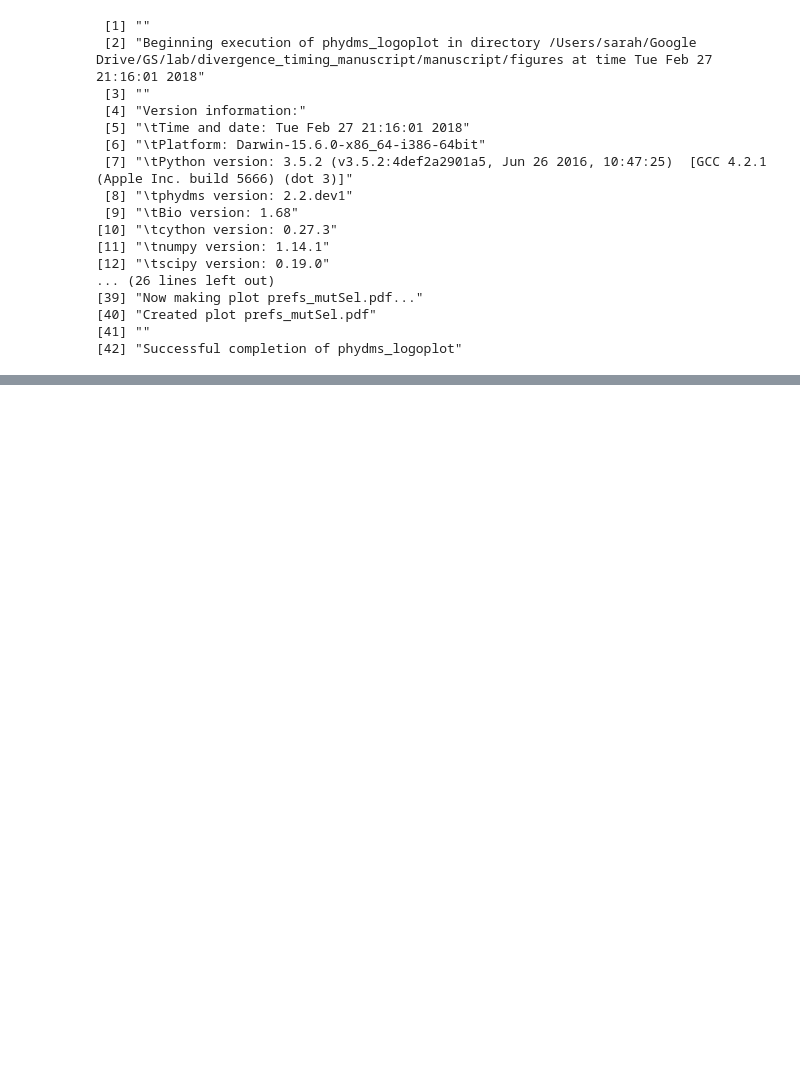
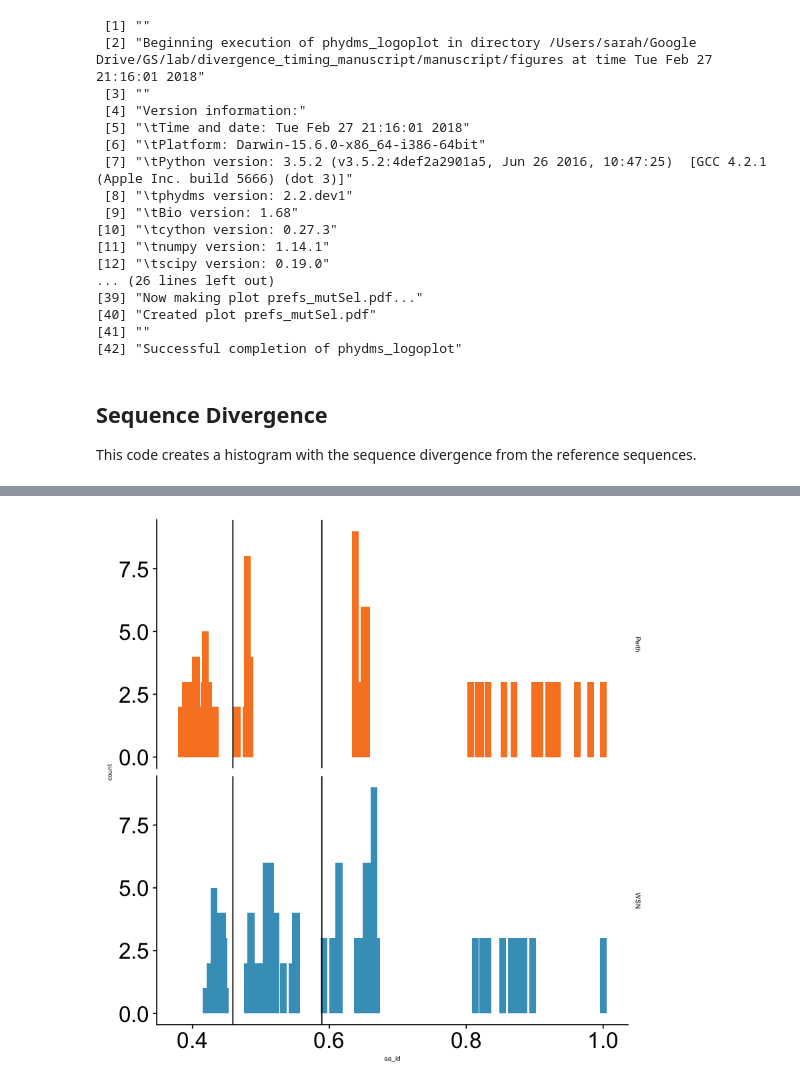
Before and after one commit to jbloomlab/divergence_timing_manuscript, a Jupyter notebook: manuscript/figures/figures.ipynb, the cells around one changed output, grey strips where cells are left out. Cells and saved outputs as stored; diff of their text form; code cells hidden in the pictures; blank space fills up the shorter version.

Commit message:
made supp figure about subalignments

```diff
--- a/manuscript/figures/figures.ipynb
+++ b/manuscript/figures/figures.ipynb
@@ -554,3 +554,24 @@ system(cmd, intern=TRUE)
 [40] "Created plot prefs_mutSel.pdf"
 [41] ""
 [42] "Successful completion of phydms_logoplot"
+# %% [markdown]
+## Sequence Divergence
+
+This code creates a histogram with the sequence divergence from the reference sequences.
+# %%
+df = read.csv("../../analysis/HA/data/subsample/divergence_distances.csv")
+df["aa_id"] = 1 - df["divergence"]
+
+myColors <- c(orange, blue)
+fillScale <- scale_fill_manual(name = "reference", values = myColors)
+
+p = ggplot(df, aes(aa_id, fill=reference)) + geom_bar(width=0.01) +
+    facet_grid(reference~.) + fillScale + geom_vline(xintercept = c(0.589, 0.459)) +
+    theme(strip.background = element_blank(),
+          strip.text = element_text(size=6),
+          axis.title = element_text(size=6),
+        axis.text = element_text(size=20),
+         legend.position = 'none')
+p
+ggsave("_raw_divergence_distances.png")
+# %% [output]
@@ -556,0 +584 @@ system(cmd, intern=TRUE)
+[figure, added]
```
Also changed, not shown: parts of 2 cells of this notebook, 3 other files.
